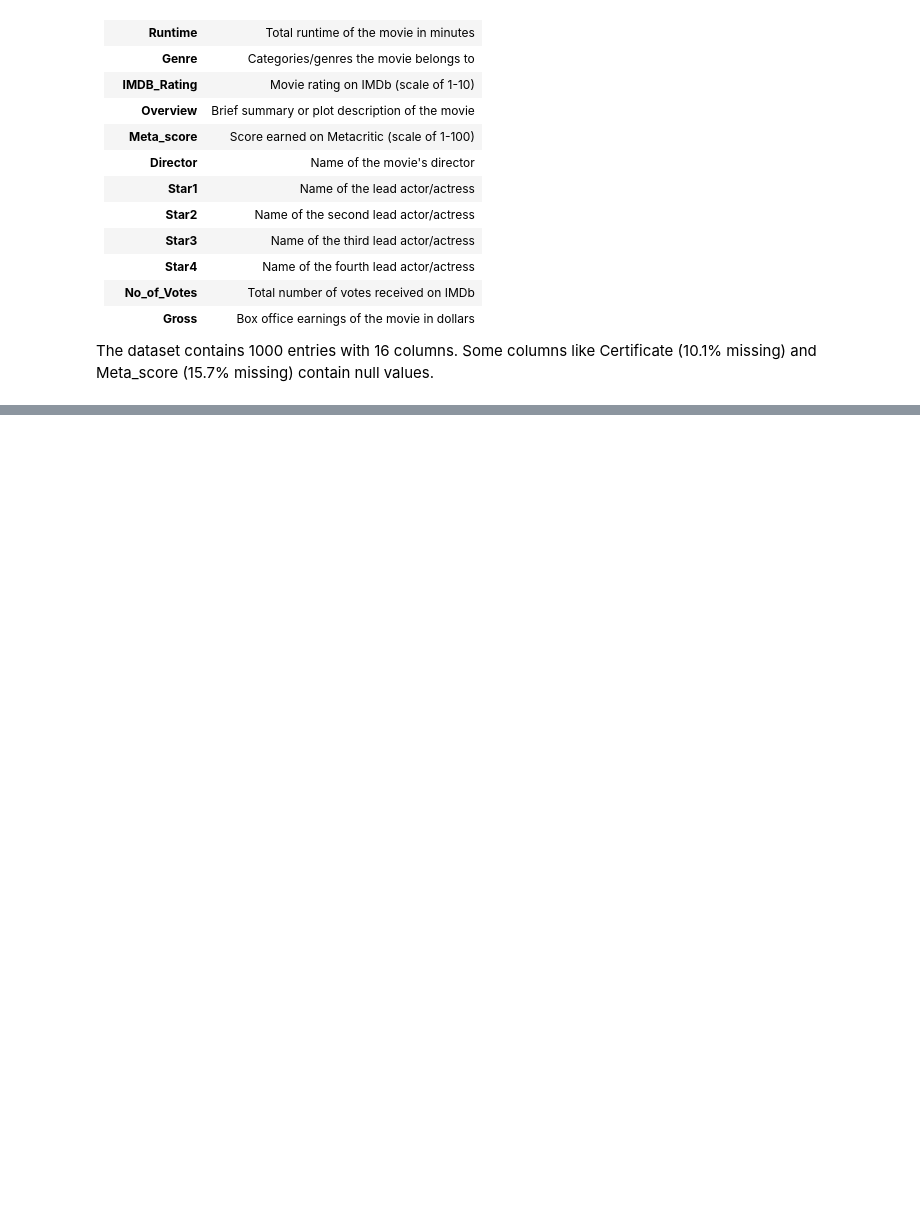
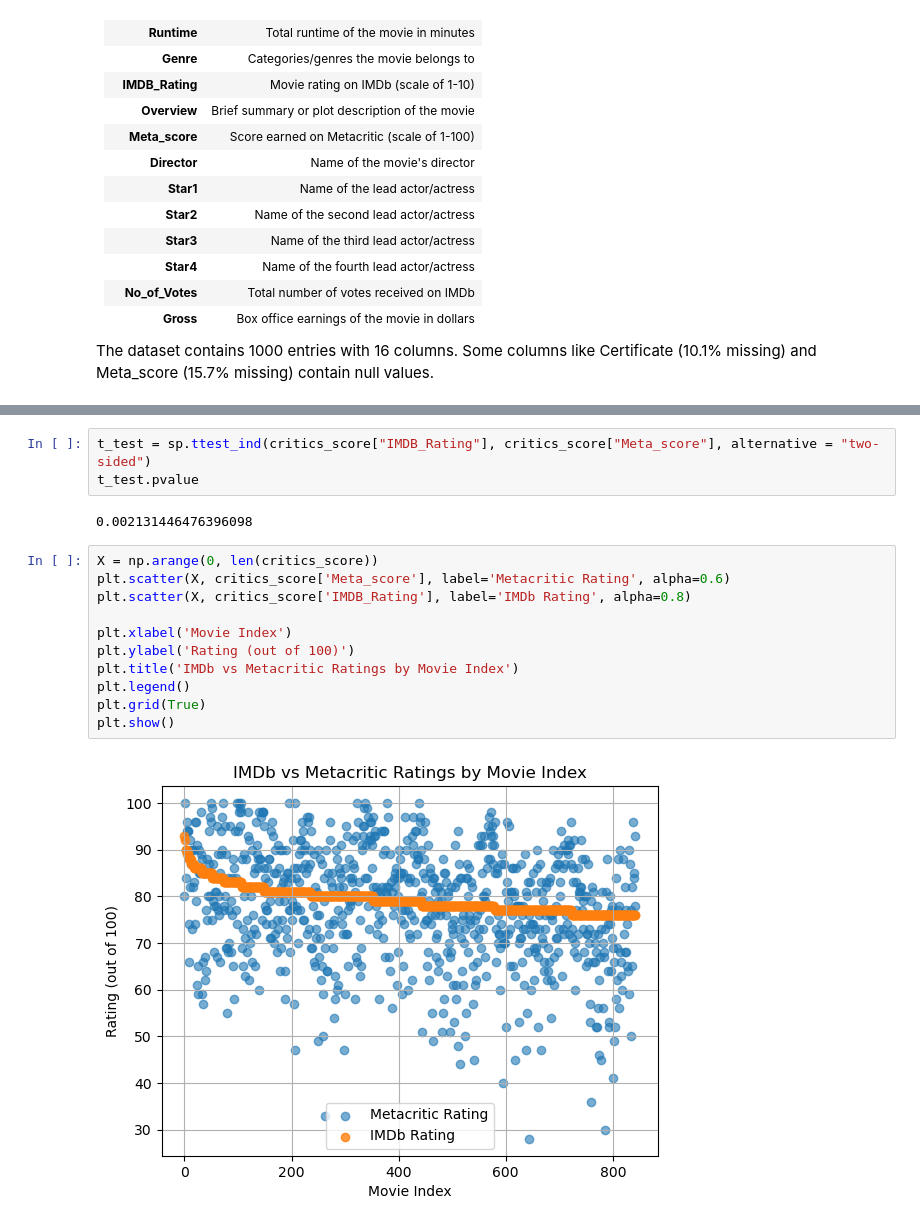
Before and after one commit to Doctor2007/movie_analysis, a Jupyter notebook: main.ipynb, the cells around one changed output, grey strips where cells are left out. Cells and saved outputs as stored; diff of their text form; blank space fills up the shorter version.

```diff
--- a/main.ipynb
+++ b/main.ipynb
@@ -80,0 +89,18 @@ plt.show()
+# %%
+t_test = sp.ttest_ind(critics_score["IMDB_Rating"], critics_score["Meta_score"], alternative = "two-sided")
+t_test.pvalue
+# %% [output]
+0.002131446476396098
+# %%
+X = np.arange(0, len(critics_score))
+plt.scatter(X, critics_score['Meta_score'], label='Metacritic Rating', alpha=0.6)
+plt.scatter(X, critics_score['IMDB_Rating'], label='IMDb Rating', alpha=0.8)
+
+plt.xlabel('Movie Index')
+plt.ylabel('Rating (out of 100)')
+plt.title('IMDb vs Metacritic Ratings by Movie Index')
+plt.legend()
+plt.grid(True)
+plt.show()
+# %% [output]
+[figure, added]
```
Also changed, not shown: parts of 7 cells of this notebook.
